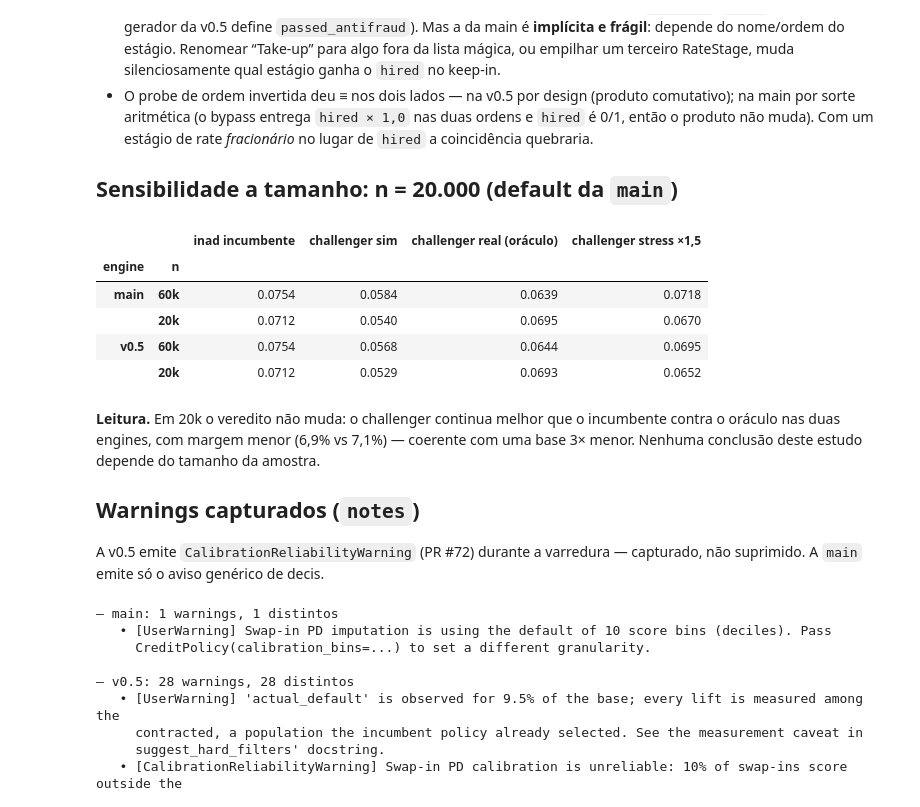
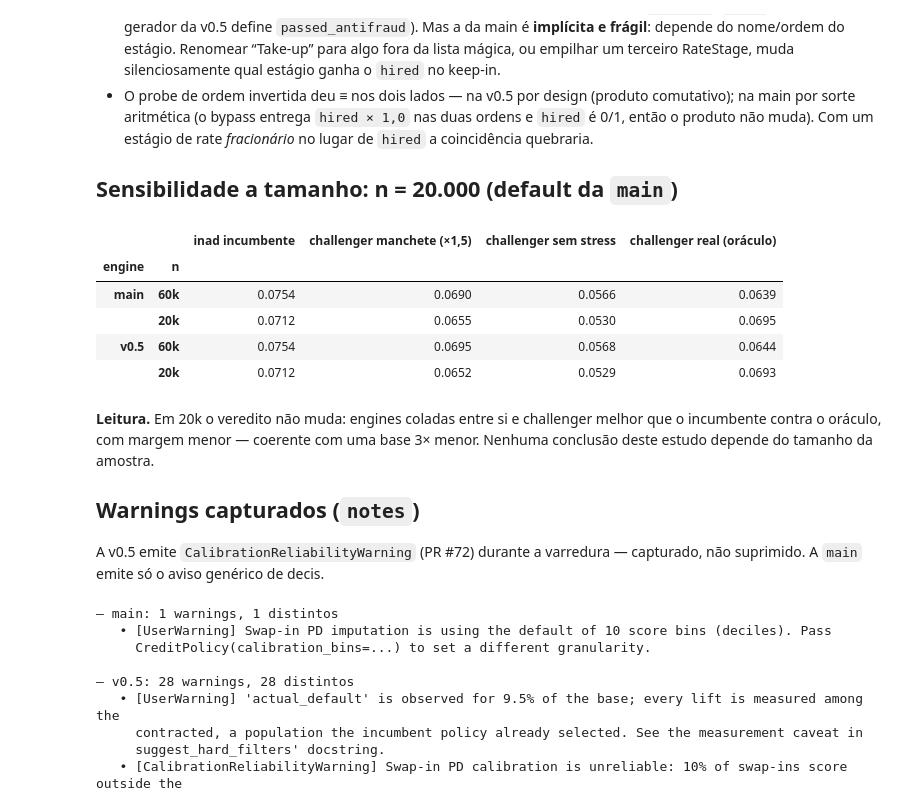
Before and after one commit to matheuspasche/pycreditools, a Jupyter notebook: validation/masterclass_engine_parity.ipynb, the cells around one changed output. Cells and saved outputs as stored; diff of their text form; code cells hidden in the pictures.

```diff
--- a/validation/masterclass_engine_parity.ipynb
+++ b/validation/masterclass_engine_parity.ipynb
@@ -525,26 +529,26 @@ grad
 # %%
 m20, v20 = runs["main_A_20k"], runs["v05_A_20k"]
 sens = []
 for tag, r60, r20 in [("main", mA, m20), ("v0.5", vA, v20)]:
     for n_lbl, r in [("60k", r60), ("20k", r20)]:
         c = r["champion_iso_approval"]
         sens.append({"engine": tag, "n": n_lbl,
                      "inad incumbente": r["incumbent"]["default"],
-                     "challenger sim": c["default"],
-                     "challenger real (oráculo)": c["default_true"],
-                     "challenger stress ×1,5": c["default_stress_1.5"]})
+                     "challenger manchete (×1,5)": c["default"],
+                     "challenger sem stress": c["default_nostress"],
+                     "challenger real (oráculo)": c["default_true"]})
 pd.DataFrame(sens).set_index(["engine", "n"])
 # %% [output]
-|  |  | inad incumbente | challenger sim | challenger real (oráculo) | challenger stress ×1,5 |
+|  |  | inad incumbente | challenger manchete (×1,5) | challenger sem stress | challenger real (oráculo) |
 | engine | n |  |  |  |  |
-| main | 60k | 0.0754 | 0.0584 | 0.0639 | 0.0718 |
-|  | 20k | 0.0712 | 0.0540 | 0.0695 | 0.0670 |
-| v0.5 | 60k | 0.0754 | 0.0568 | 0.0644 | 0.0695 |
-|  | 20k | 0.0712 | 0.0529 | 0.0693 | 0.0652 |
+| main | 60k | 0.0754 | 0.0690 | 0.0566 | 0.0639 |
+|  | 20k | 0.0712 | 0.0655 | 0.0530 | 0.0695 |
+| v0.5 | 60k | 0.0754 | 0.0695 | 0.0568 | 0.0644 |
+|  | 20k | 0.0712 | 0.0652 | 0.0529 | 0.0693 |
 # %% [markdown]
-**Leitura.** Em 20k o veredito não muda: o challenger continua melhor que o incumbente
-contra o oráculo nas duas engines, com margem menor (6,9% vs 7,1%) — coerente com uma base
-3× menor. Nenhuma conclusão deste estudo depende do tamanho da amostra.
+**Leitura.** Em 20k o veredito não muda: engines coladas entre si e challenger melhor
+que o incumbente contra o oráculo, com margem menor — coerente com uma base 3× menor.
+Nenhuma conclusão deste estudo depende do tamanho da amostra.
 
 ## Warnings capturados (`notes`)
 
```
Also changed, not shown: parts of 17 cells of this notebook, 10 other files.
